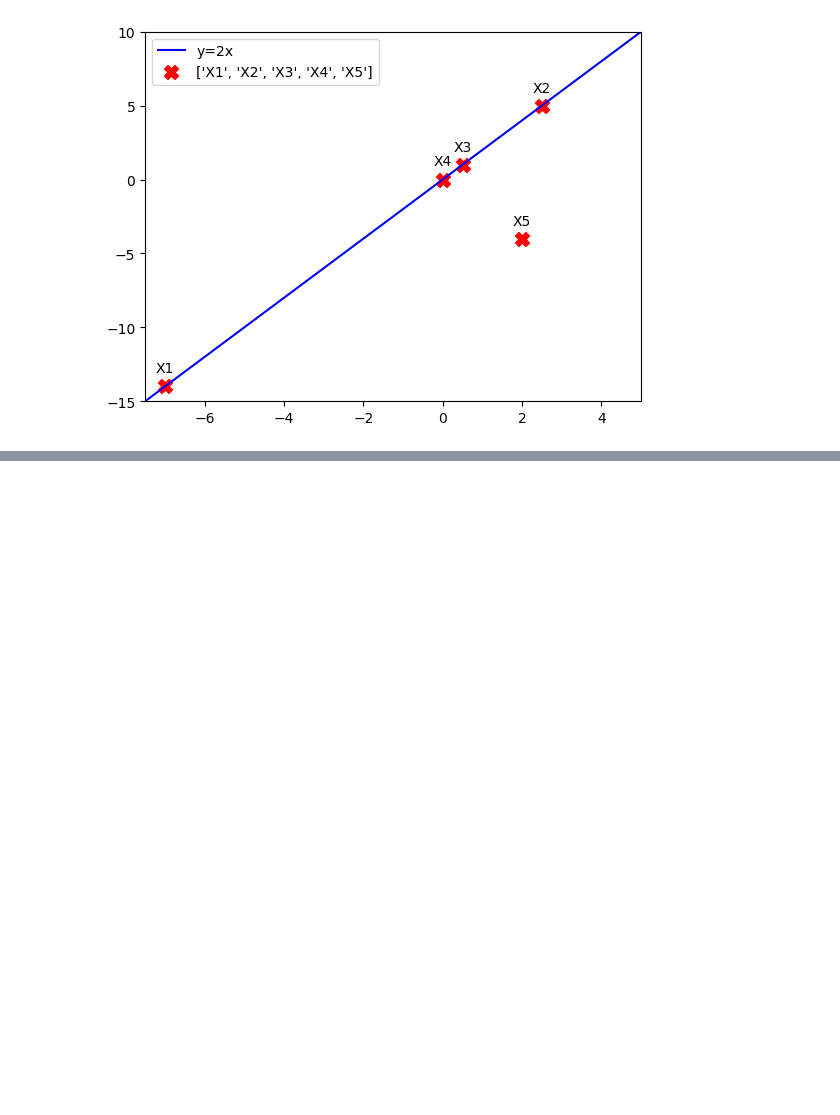
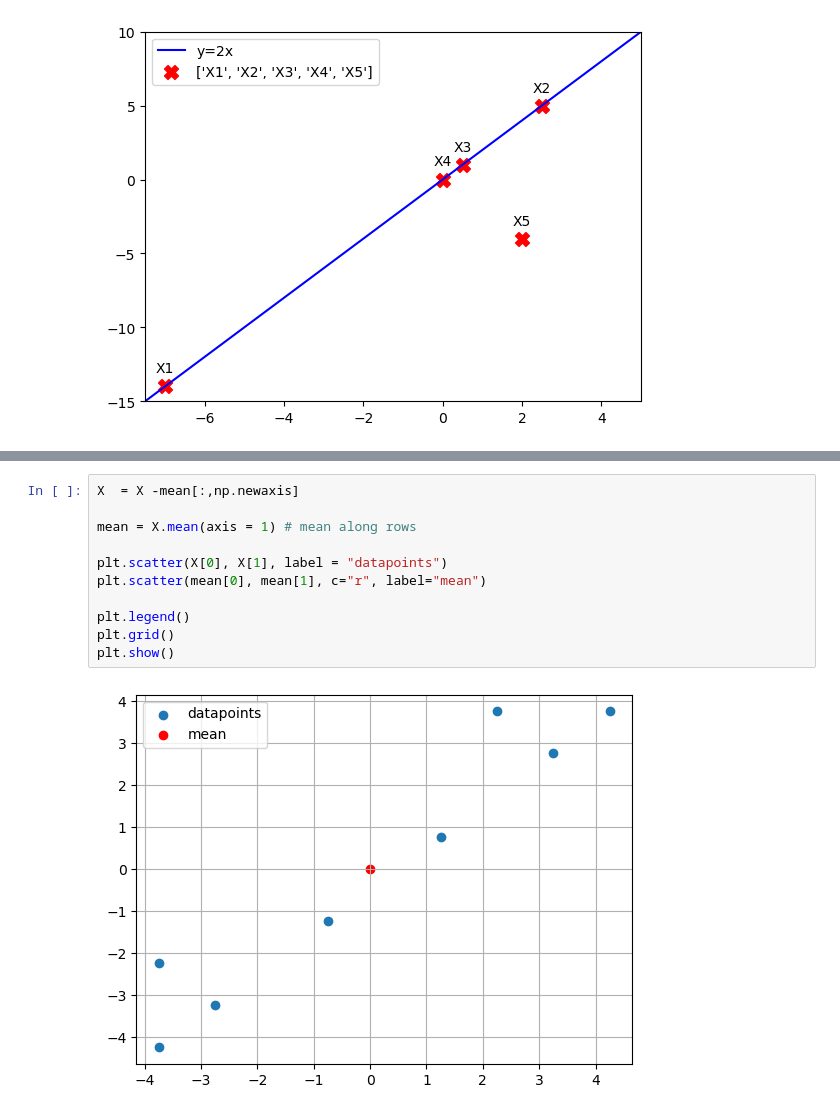
Before and after one commit to MrStrange545/ML-Engineer, a Jupyter notebook: Notebooks/04_Machine_learning/02_MLT.ipynb, the cells around one changed output, grey strips where cells are left out. Cells and saved outputs as stored; diff of their text form; blank space fills up the shorter version.

```diff
--- a/Notebooks/04_Machine_learning/02_MLT.ipynb
+++ b/Notebooks/04_Machine_learning/02_MLT.ipynb
@@ -310,0 +606,13 @@ We want to find direction w which maximises this by linear form .
+# %%
+X  = X -mean[:,np.newaxis]
+
+mean = X.mean(axis = 1) # mean along rows
+
+plt.scatter(X[0], X[1], label = "datapoints")
+plt.scatter(mean[0], mean[1], c="r", label="mean")
+
+plt.legend()
+plt.grid()
+plt.show()
+# %% [output]
+[figure, added]
```
Also changed, not shown: parts of 13 cells of this notebook, 8 other files.
